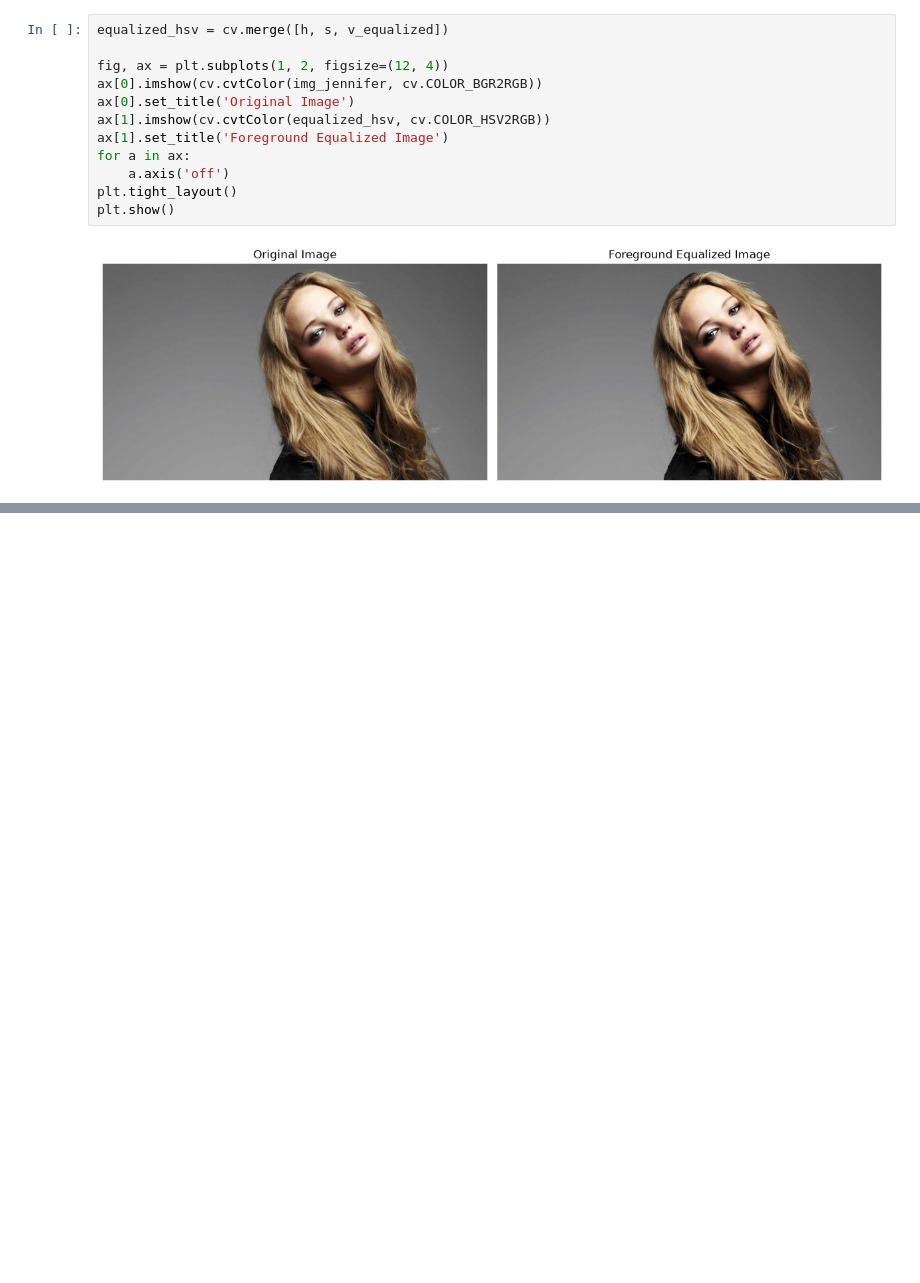
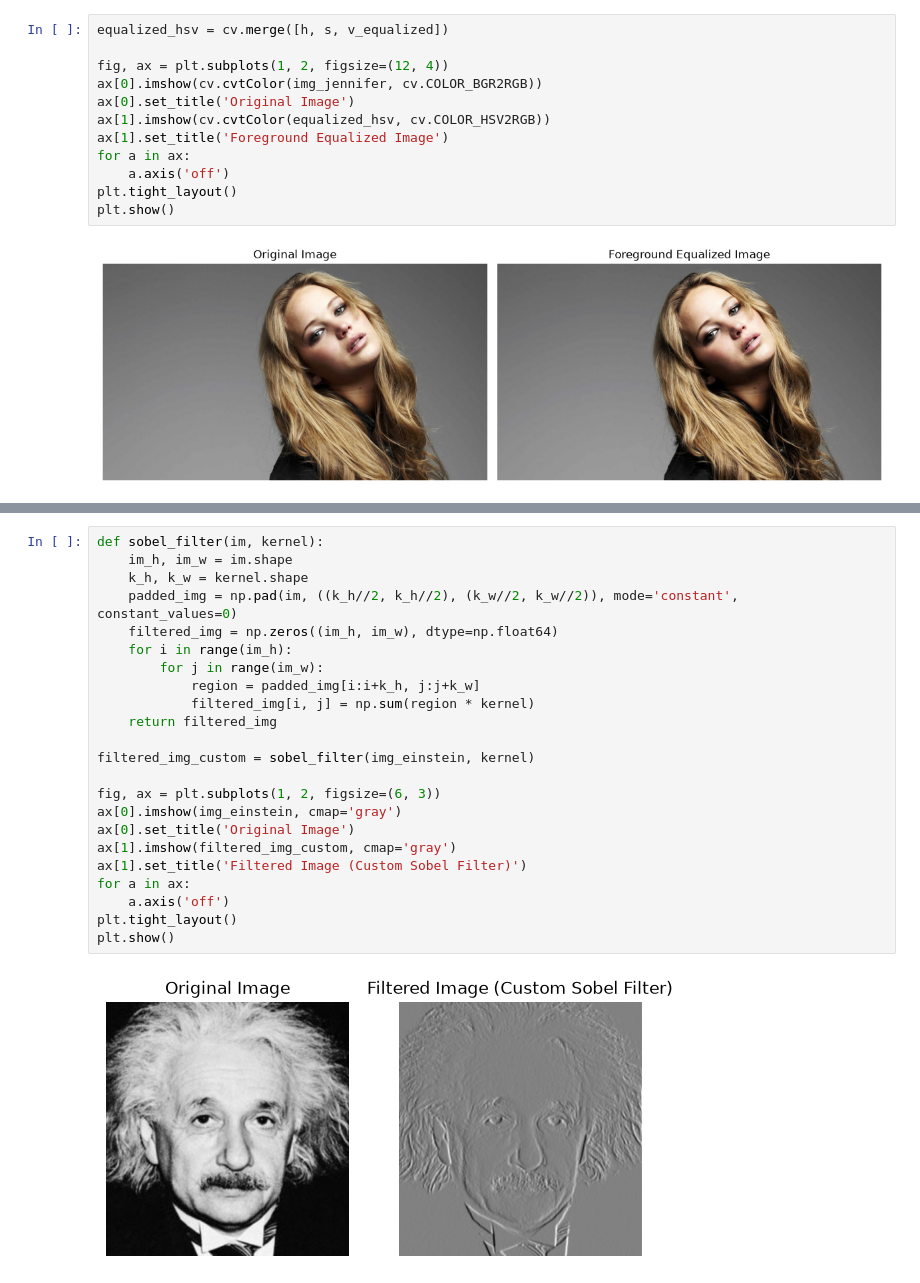
Before and after one commit to Achintha-Bandara/ITNF, a Jupyter notebook: main.ipynb, the cells around one changed output, grey strips where cells are left out. Drawn from its saved outputs; the diff is of its cells as text; blank space fills up the shorter version.

```diff
--- a/main.ipynb
+++ b/main.ipynb
@@ -346,0 +367,25 @@ plt.show()
+# %%
+def sobel_filter(im, kernel):
+    im_h, im_w = im.shape
+    k_h, k_w = kernel.shape
+    padded_img = np.pad(im, ((k_h//2, k_h//2), (k_w//2, k_w//2)), mode='constant', constant_values=0)
+    filtered_img = np.zeros((im_h, im_w), dtype=np.float64)
+    for i in range(im_h):
+        for j in range(im_w):
+            region = padded_img[i:i+k_h, j:j+k_w]
+            filtered_img[i, j] = np.sum(region * kernel)
+    return filtered_img
+
+filtered_img_custom = sobel_filter(img_einstein, kernel)
+
+fig, ax = plt.subplots(1, 2, figsize=(6, 3))
+ax[0].imshow(img_einstein, cmap='gray')
+ax[0].set_title('Original Image')
+ax[1].imshow(filtered_img_custom, cmap='gray')
+ax[1].set_title('Filtered Image (Custom Sobel Filter)')
+for a in ax:
+    a.axis('off')
+plt.tight_layout()
+plt.show()
+# %% [output]
+[figure, added]
```
Also changed, not shown: parts of 3 cells of this notebook.
